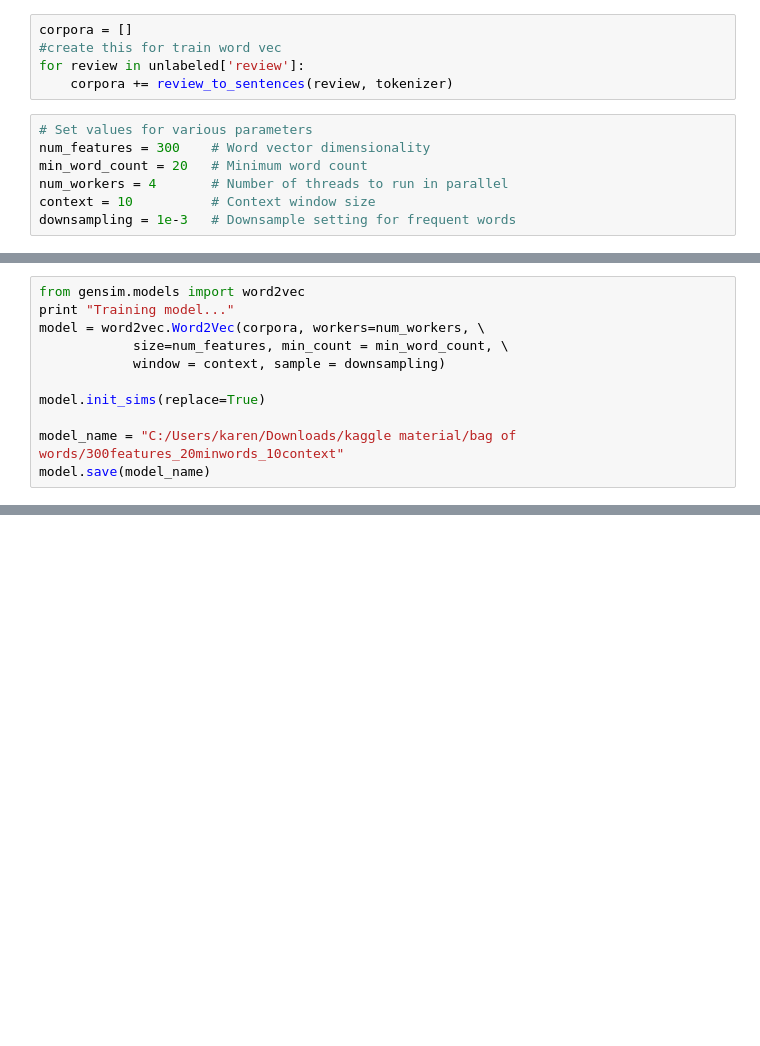
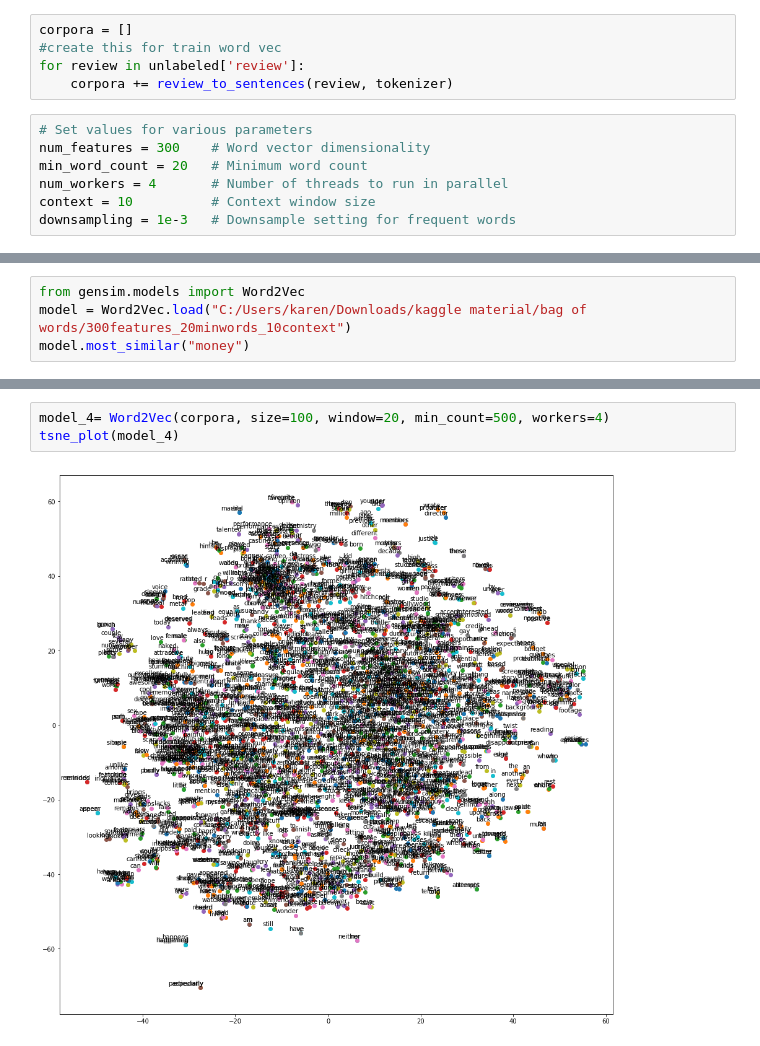
Before and after one commit to dujingwei2018/IMDB-sentiment-annalysis, a Jupyter notebook: IMDB.ipynb, the cells around one changed output, grey strips where cells are left out. Cells and saved outputs as stored; diff of their text form; blank space fills up the shorter version.

```diff
--- a/IMDB.ipynb
+++ b/IMDB.ipynb
@@ -196,11 +213,4 @@ Now we train the model
 # %%
-from gensim.models import word2vec
-print "Training model..."
-model = word2vec.Word2Vec(corpora, workers=num_workers, \
-            size=num_features, min_count = min_word_count, \
-            window = context, sample = downsampling)
-
-model.init_sims(replace=True)
-
-model_name = "C:/Users/karen/Downloads/kaggle material/bag of words/300features_20minwords_10context"
-model.save(model_name)
+from gensim.models import Word2Vec
+model = Word2Vec.load("C:/Users/karen/Downloads/kaggle material/bag of words/300features_20minwords_10context")
+model.most_similar("money")
@@ -210,0 +309,5 @@ model.most_similar("man")
+# %%
+model_4= Word2Vec(corpora, size=100, window=20, min_count=500, workers=4)
+tsne_plot(model_4)
+# %% [output]
+[figure, added]
```
Also changed, not shown: parts of 22 cells of this notebook.
